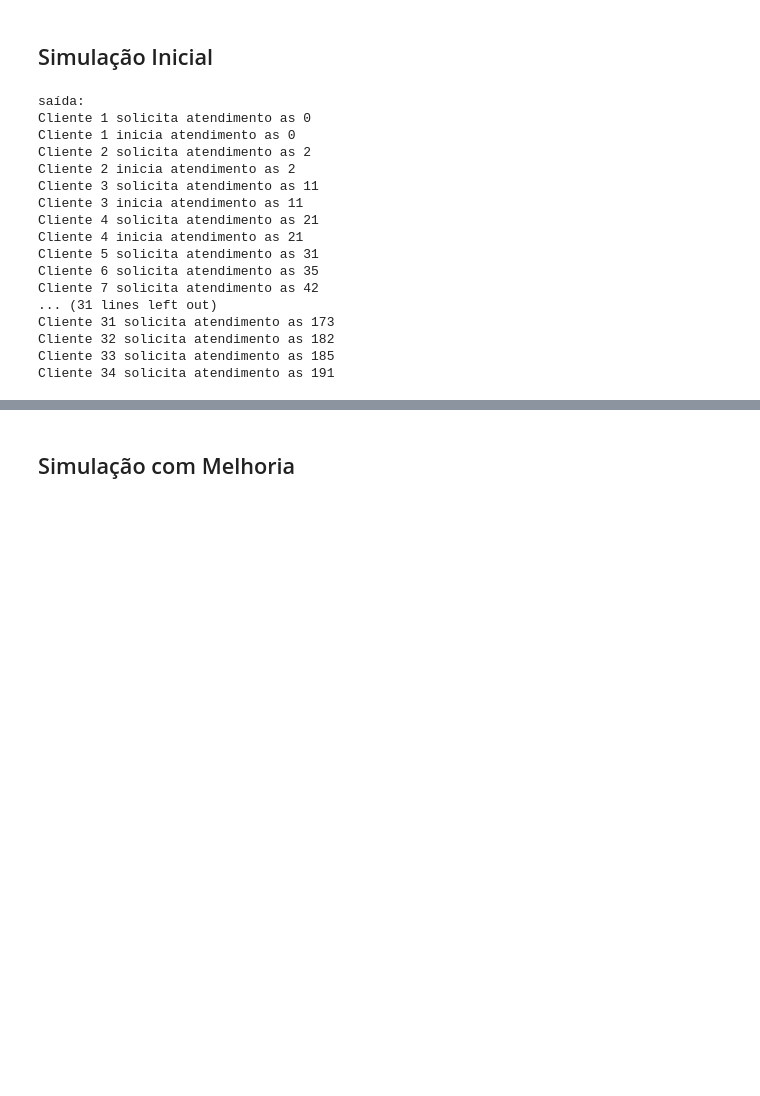
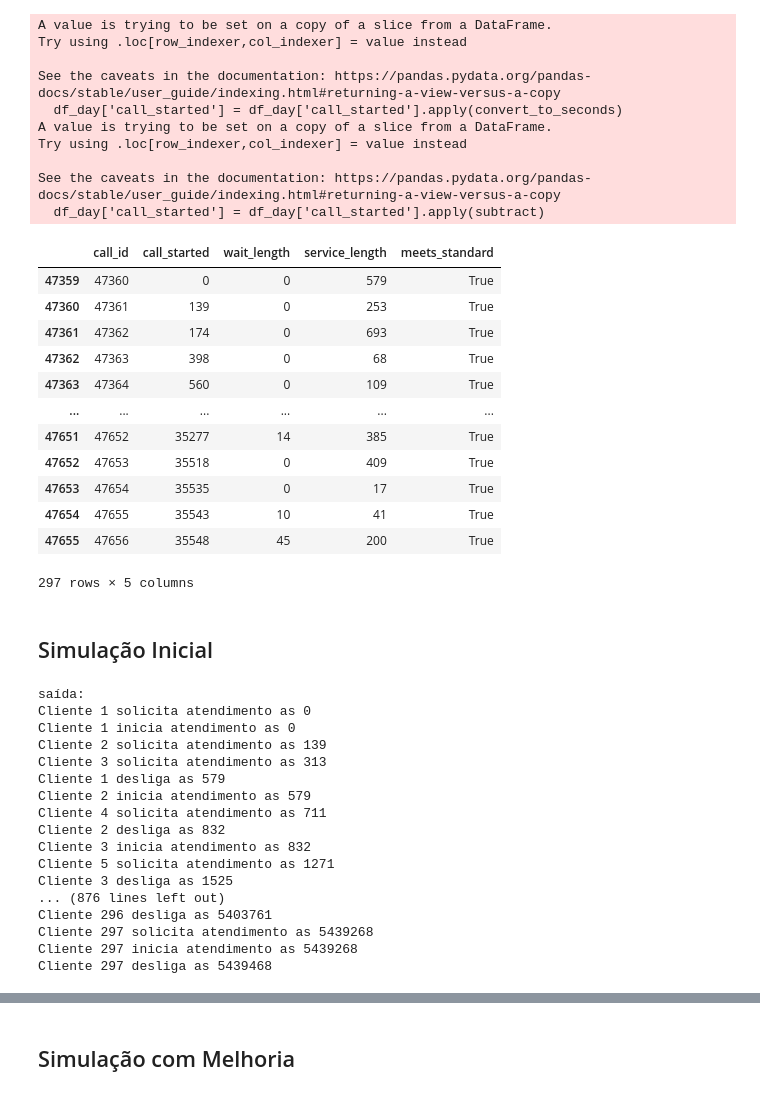
Before and after one commit to chsantos234/trab_final_sim_disc, a Jupyter notebook: simulations.ipynb, the cells around one changed output, grey strips where cells are left out. Cells and saved outputs as stored; diff of their text form; code cells hidden in the pictures; blank space fills up the shorter version.

```diff
--- a/simulations.ipynb
+++ b/simulations.ipynb
@@ -3,0 +6,42 @@ import simpy
+# %%
+df = pd.read_csv("simulated_call_centre.csv")
+#df.sample(10,random_state=40)
+# %%
+def convert_to_seconds(time_string):
+    time_obj = datetime.strptime(time_string, "%I:%M:%S %p")
+    time_in_seconds = (time_obj.hour * 3600) + (time_obj.minute * 60) + time_obj.second
+    return time_in_seconds
+
+def subtract(time_seconds):
+    return time_seconds - 28800
+# %%
+day_string = df.groupby('date')['wait_length'].sum().idxmax()
+df_day = df[df["date"] == day_string]
+
+df_day['call_started'] = df_day['call_started'].apply(convert_to_seconds)
+df_day['call_started'] = df_day['call_started'].apply(subtract)
+df_day.drop(columns=["date","daily_caller","call_answered","call_ended"])
+# %% [output]
+A value is trying to be set on a copy of a slice from a DataFrame.
+Try using .loc[row_indexer,col_indexer] = value instead
+
+See the caveats in the documentation: https://pandas.pydata.org/pandas-docs/stable/user_guide/indexing.html#returning-a-view-versus-a-copy
+  df_day['call_started'] = df_day['call_started'].apply(convert_to_seconds)
+A value is trying to be set on a copy of a slice from a DataFrame.
+Try using .loc[row_indexer,col_indexer] = value instead
+
+See the caveats in the documentation: https://pandas.pydata.org/pandas-docs/stable/user_guide/indexing.html#returning-a-view-versus-a-copy
+  df_day['call_started'] = df_day['call_started'].apply(subtract)
+|  | call_id | call_started | wait_length | service_length | meets_standard |
+| 47359 | 47360 | 0 | 0 | 579 | True |
+| 47360 | 47361 | 139 | 0 | 253 | True |
+| 47361 | 47362 | 174 | 0 | 693 | True |
+| 47362 | 47363 | 398 | 0 | 68 | True |
+| 47363 | 47364 | 560 | 0 | 109 | True |
+| ... | ... | ... | ... | ... | ... |
+| 47651 | 47652 | 35277 | 14 | 385 | True |
+| 47652 | 47653 | 35518 | 0 | 409 | True |
+| 47653 | 47654 | 35535 | 0 | 17 | True |
+| 47654 | 47655 | 35543 | 10 | 41 | True |
+| 47655 | 47656 | 35548 | 45 | 200 | True |
+297 rows × 5 columns
@@ -59,7 +113,11 @@ def run(env,num_atendentes): # executa a simulação
 if SEED: rd.seed(RANDOM_SEED)
 
 env = simpy.Environment()
-env.process(run(env,NUM_ATENDENTES))
+call_centre = CallCentre(env,NUM_ATENDENTES)
+
+#espera = env.process(run(env,call_centre,CLIENT_LIMIT,MAX_CLIENT))
+espera = env.process(run(env,call_centre))
+
 
 print("saída:")
 env.run(until=SIM_TIME)
@@ -67,17 +125,17 @@ env.run(until=SIM_TIME)
 saída:
 Cliente 1 solicita atendimento as 0
 Cliente 1 inicia atendimento as 0
-Cliente 2 solicita atendimento as 2
-Cliente 2 inicia atendimento as 2
-Cliente 3 solicita atendimento as 11
-Cliente 3 inicia atendimento as 11
-Cliente 4 solicita atendimento as 21
-Cliente 4 inicia atendimento as 21
-Cliente 5 solicita atendimento as 31
-Cliente 6 solicita atendimento as 35
-Cliente 7 solicita atendimento as 42
-... (31 lines left out)
-Cliente 31 solicita atendimento as 173
-Cliente 32 solicita atendimento as 182
-Cliente 33 solicita atendimento as 185
-Cliente 34 solicita atendimento as 191
+Cliente 2 solicita atendimento as 139
+Cliente 3 solicita atendimento as 313
+Cliente 1 desliga as 579
+Cliente 2 inicia atendimento as 579
+Cliente 4 solicita atendimento as 711
+Cliente 2 desliga as 832
+Cliente 3 inicia atendimento as 832
+Cliente 5 solicita atendimento as 1271
+Cliente 3 desliga as 1525
+... (876 lines left out)
+Cliente 296 desliga as 5403761
+Cliente 297 solicita atendimento as 5439268
+Cliente 297 inicia atendimento as 5439268
+Cliente 297 desliga as 5439468
```
Also changed, not shown: parts of 5 cells of this notebook.
